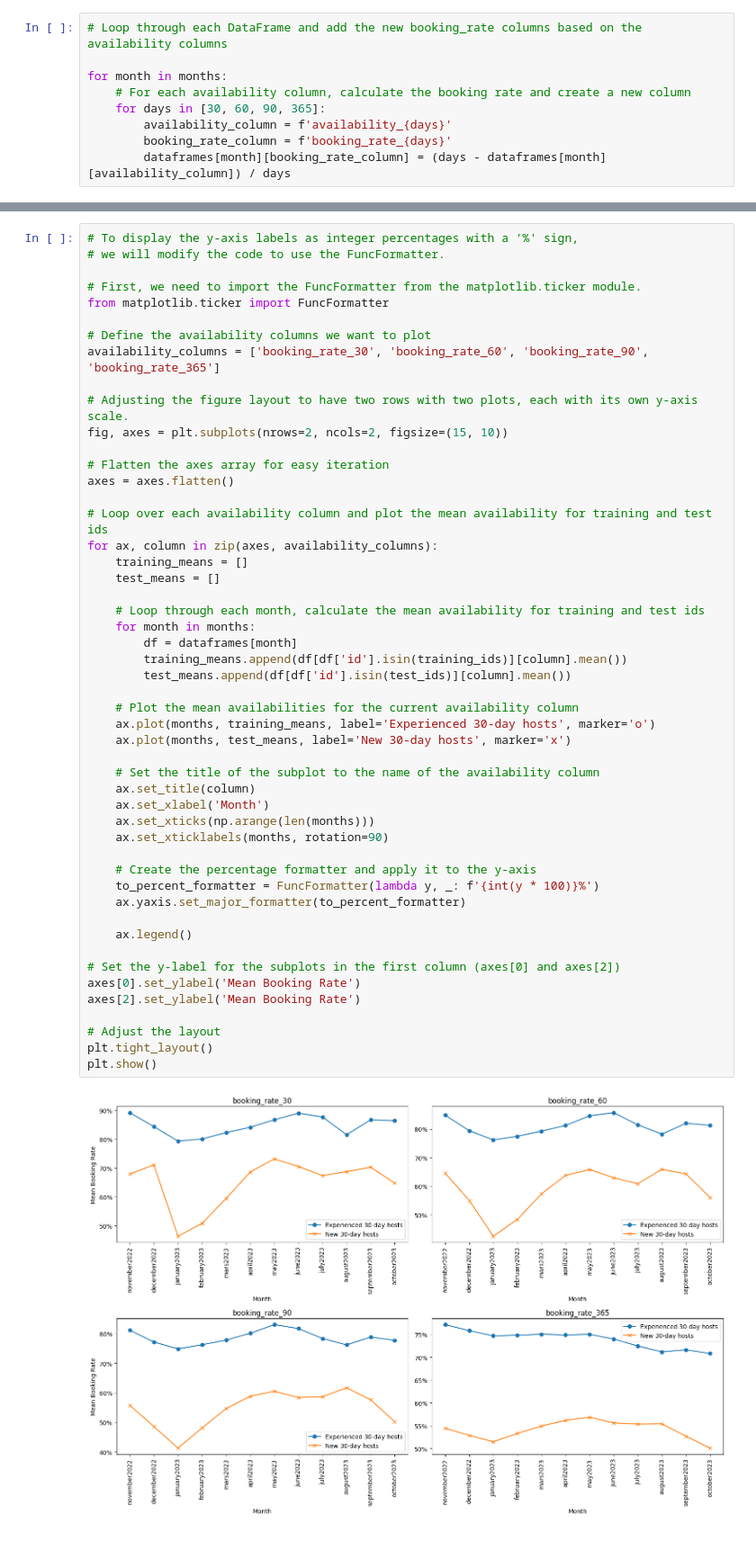
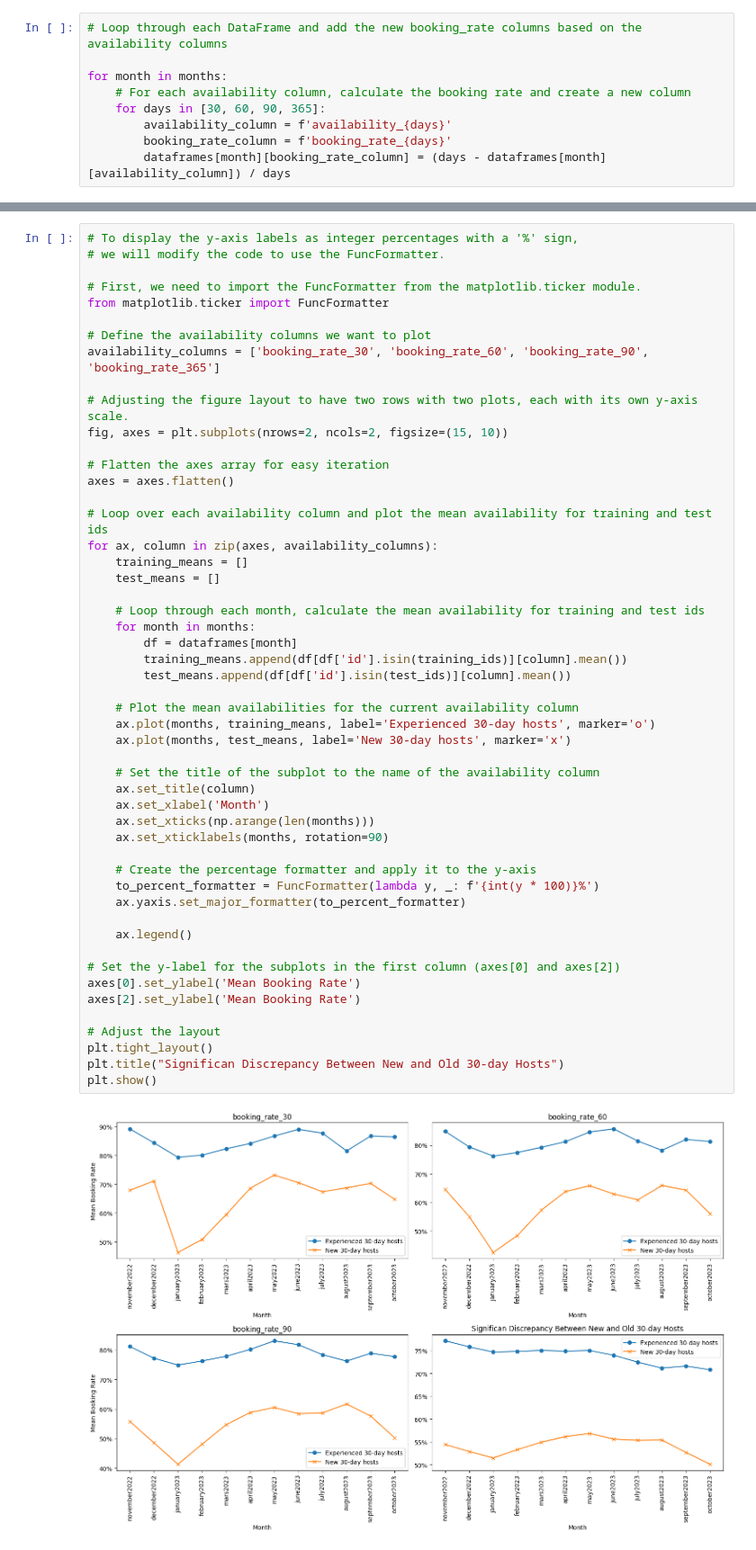
Before and after one commit to heidiwiest/tdt4259-main, a Jupyter notebook: plots/availability_plot.ipynb, the cells around one changed output, grey strips where cells are left out. Shown at 90% size. Cells and saved outputs as stored; diff of their text form.

Commit message:
More plots

```diff
--- a/plots/availability_plot.ipynb
+++ b/plots/availability_plot.ipynb
@@ -189,31 +189,32 @@ for ax, column in zip(axes, availability_columns):
     # Loop through each month, calculate the mean availability for training and test ids
     for month in months:
         df = dataframes[month]
         training_means.append(df[df['id'].isin(training_ids)][column].mean())
         test_means.append(df[df['id'].isin(test_ids)][column].mean())
 
     # Plot the mean availabilities for the current availability column
     ax.plot(months, training_means, label='Experienced 30-day hosts', marker='o')
     ax.plot(months, test_means, label='New 30-day hosts', marker='x')
 
     # Set the title of the subplot to the name of the availability column
     ax.set_title(column)
     ax.set_xlabel('Month')
     ax.set_xticks(np.arange(len(months)))
     ax.set_xticklabels(months, rotation=90)
 
     # Create the percentage formatter and apply it to the y-axis
     to_percent_formatter = FuncFormatter(lambda y, _: f'{int(y * 100)}%')
     ax.yaxis.set_major_formatter(to_percent_formatter)
 
     ax.legend()
 
 # Set the y-label for the subplots in the first column (axes[0] and axes[2])
 axes[0].set_ylabel('Mean Booking Rate')
 axes[2].set_ylabel('Mean Booking Rate')
 
 # Adjust the layout
 plt.tight_layout()
+plt.title("Significan Discrepancy Between New and Old 30-day Hosts")
 plt.show()
 # %% [output]
-[figure, old version]
+[figure, new version]
```
Also changed, not shown: parts of 1 cell of this notebook, 2 other files.
